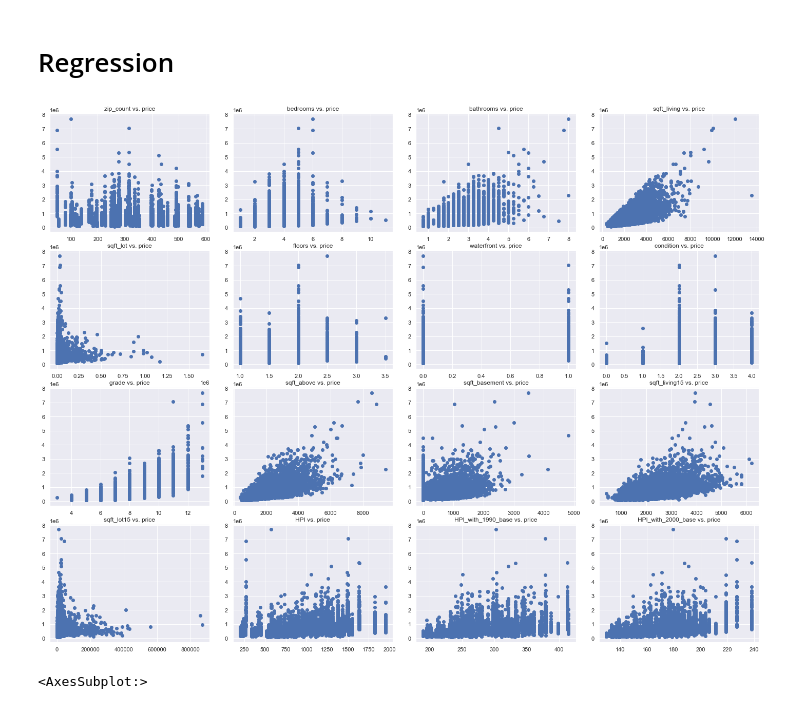
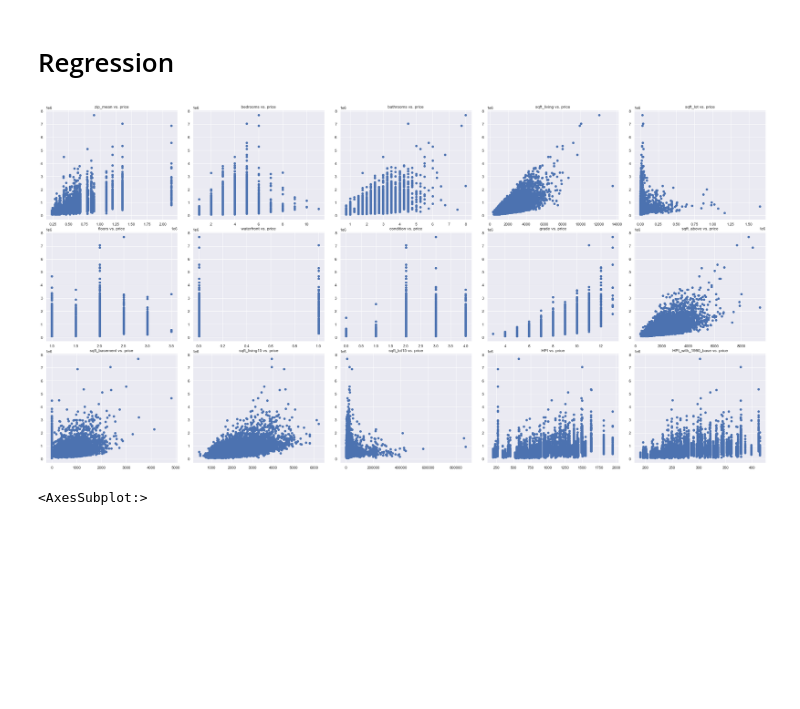
Before and after one commit to hgcostello/Phase2-Project, a Jupyter notebook: student.ipynb, the cells around one changed output. Drawn from its saved outputs; the diff is of its cells as text; code cells hidden in the pictures; blank space fills up the shorter version.

```diff
--- a/hgc_working_notebook.ipynb
+++ b/student.ipynb
@@ -303,22 +331,22 @@ sns.distplot(df_merged['zip_mean']);
 # %%
 sns.set()
 
-fig, axs = plt.subplots(4,4)
+fig, axs = plt.subplots(3,5)
 
 fig.set_figheight(15)
-fig.set_figwidth(20)
+fig.set_figwidth(30)
 plt.tight_layout()
 x = df_merged.drop(columns=['price', 'date', 'id', 'yr_built', 'yr_renovated', 'zipcode', 'year', 'zip_count'])
 y = df_merged['price']
 column_num = 0
 
-for w in range(4):
-    for h in range(4):
+for w in range(3):
+    for h in range(5):
         axs[w,h].scatter(x.iloc[:,(column_num-1)], y)
         axs[w,h].set_title('{} vs. {}'.format(x.columns[column_num-1], 'price'))
         column_num += 1
 # %% [output]
-[figure, old version]
+[figure, new version]
 # %%
 plt.figure(figsize=(20,12))
 sns.heatmap(df_merged.corr(),annot=True)
```
Also changed, not shown: parts of 39 cells of this notebook.
